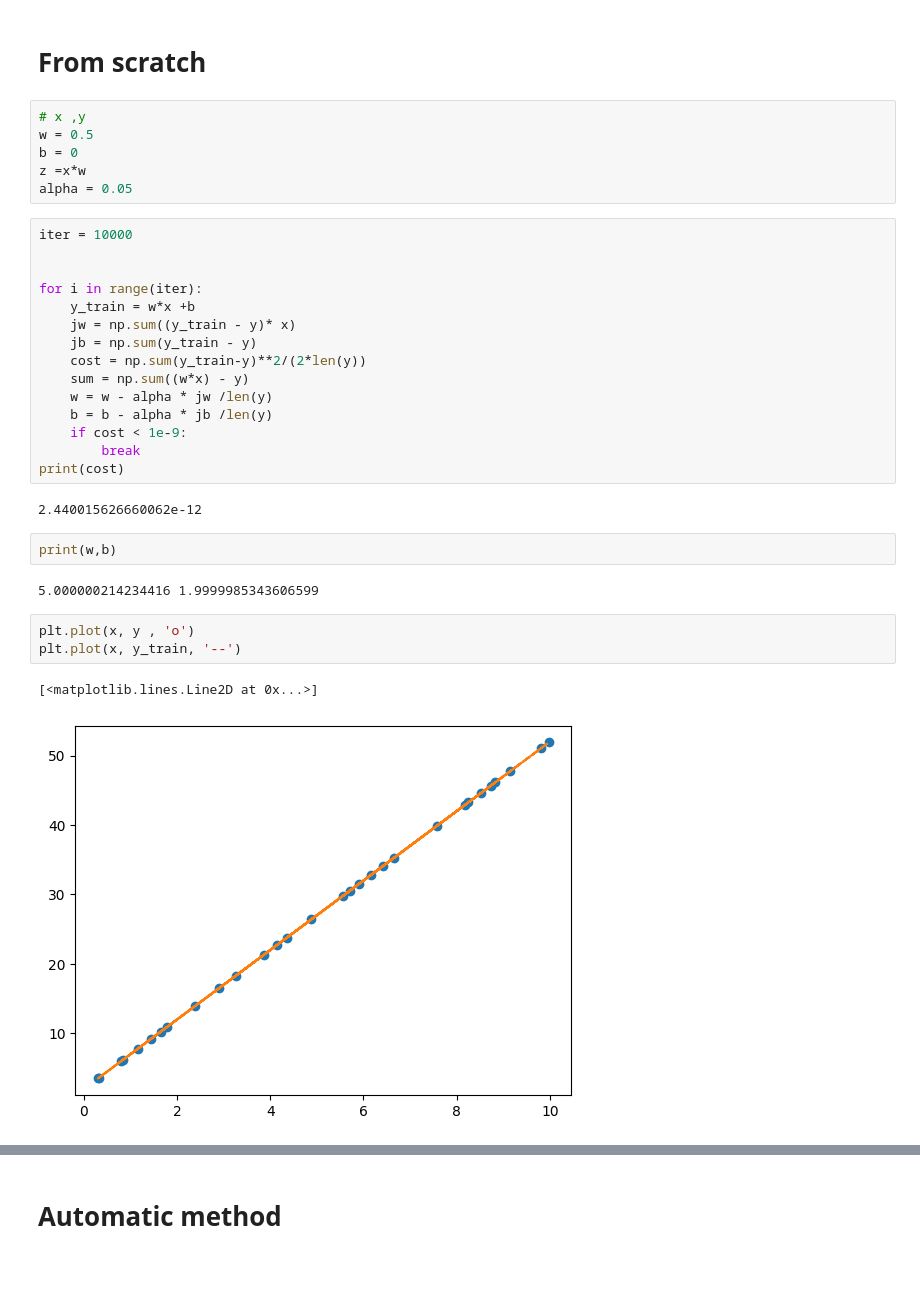
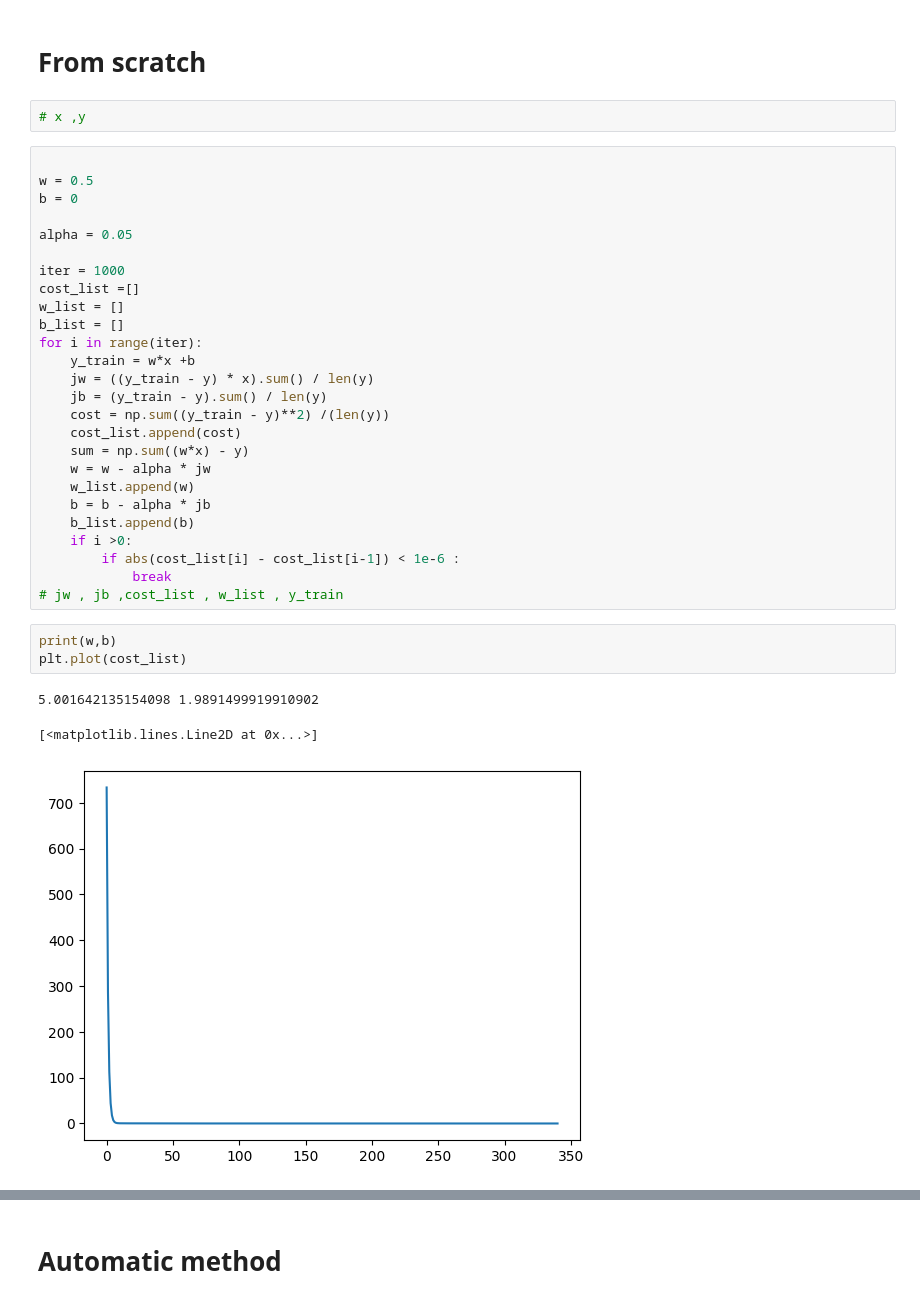
Before and after one commit to islam1mohamed/SemiColon_tasks, a Jupyter notebook: task_3_linear_regression.ipynb, the cells around one changed output, grey strips where cells are left out. Cells and saved outputs as stored; diff of their text form; blank space fills up the shorter version.

```diff
--- a/task_3_linear_regression.ipynb
+++ b/task_3_linear_regression.ipynb
@@ -32,34 +32,36 @@ array([[43.25269874],
 # From scratch
 # %%
 # x ,y
-w = 0.5
-b = 0
-z =x*w
-alpha = 0.05
 # %%
-iter = 10000
 
+w = 0.5
+b = 0
 
+alpha = 0.05
+
+iter = 1000
+cost_list =[]
+w_list = []
+b_list = []
 for i in range(iter):
     y_train = w*x +b
-    jw = np.sum((y_train - y)* x)
-    jb = np.sum(y_train - y)
-    cost = np.sum(y_train-y)**2/(2*len(y))
+    jw = ((y_train - y) * x).sum() / len(y)
+    jb = (y_train - y).sum() / len(y)
+    cost = np.sum((y_train - y)**2) /(len(y))
+    cost_list.append(cost)
     sum = np.sum((w*x) - y)
-    w = w - alpha * jw /len(y)
-    b = b - alpha * jb /len(y)
-    if cost < 1e-9:
-        break
-print(cost)
+    w = w - alpha * jw
+    w_list.append(w)
+    b = b - alpha * jb
+    b_list.append(b)
+    if i >0:
+        if abs(cost_list[i] - cost_list[i-1]) < 1e-6 :
+            break
+# jw , jb ,cost_list , w_list , y_train
-# %% [output]
-2.440015626660062e-12
 # %%
 print(w,b)
+plt.plot(cost_list)
 # %% [output]
-5.000000214234416 1.9999985343606599
+5.001642135154098 1.9891499919910902
+[<matplotlib.lines.Line2D at 0x...>]
+[figure, added]
-# %%
-plt.plot(x, y , 'o')
-plt.plot(x, y_train, '--')
-# %% [output]
-[<matplotlib.lines.Line2D at 0x...>]
-[figure, removed]
```
Also changed, not shown: parts of 7 cells of this notebook.
